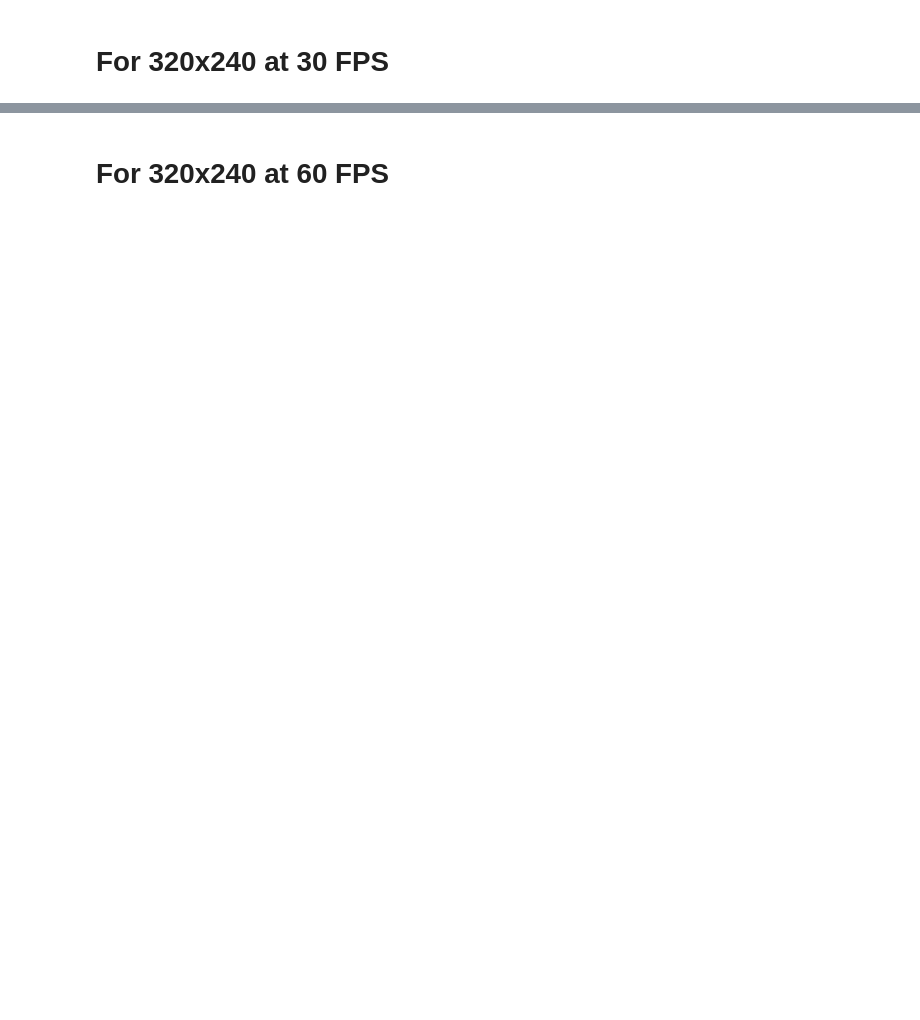
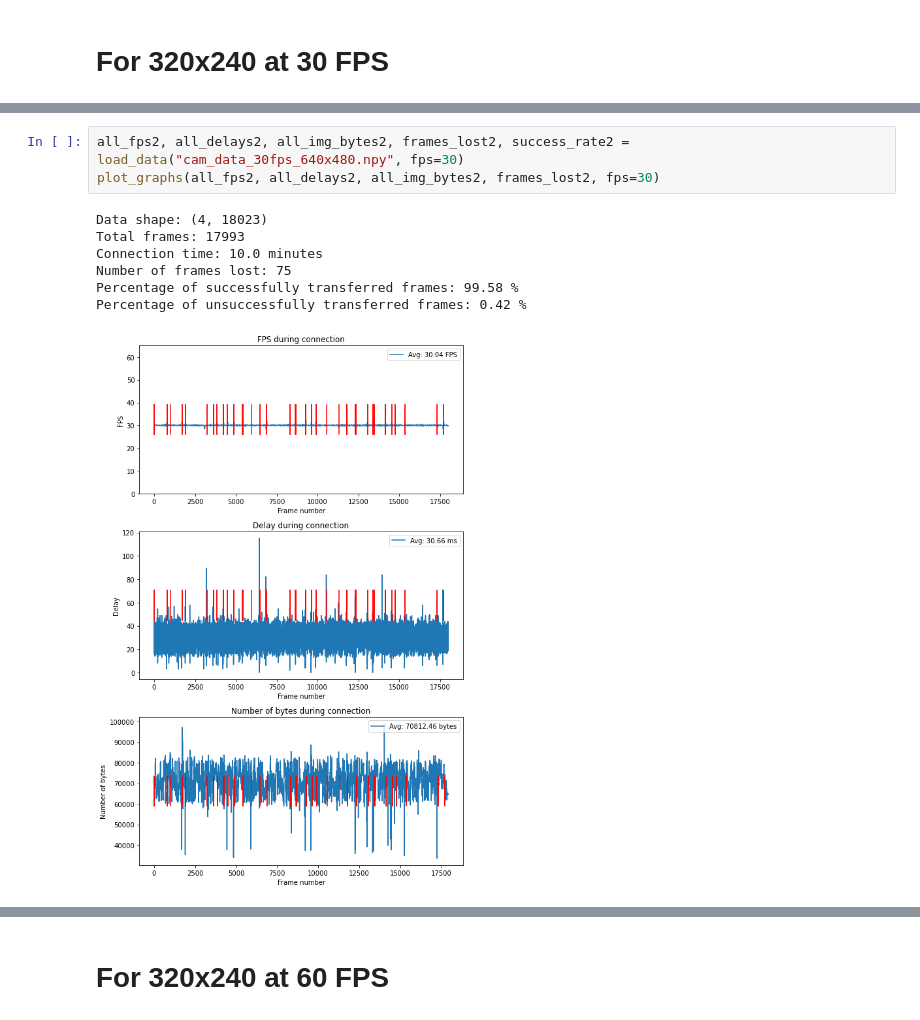
Before and after one commit to RedaAlb/auto-rc-car, a Jupyter notebook: testing/cam_connection/cam_data_plots.ipynb, the cells around one changed output, grey strips where cells are left out. Cells and saved outputs as stored; diff of their text form; blank space fills up the shorter version.

```diff
--- a/testing/cam_connection/cam_data_plots.ipynb
+++ b/testing/cam_connection/cam_data_plots.ipynb
@@ -69,0 +84,11 @@ Percentage of unsuccessfully transferred frames: 0.14 %
+# %%
+all_fps2, all_delays2, all_img_bytes2, frames_lost2, success_rate2 = load_data("cam_data_30fps_640x480.npy", fps=30)
+plot_graphs(all_fps2, all_delays2, all_img_bytes2, frames_lost2, fps=30)
+# %% [output]
+Data shape: (4, 18023)
+Total frames: 17993
+Connection time: 10.0 minutes
+Number of frames lost: 75
+Percentage of successfully transferred frames: 99.58 %
+Percentage of unsuccessfully transferred frames: 0.42 %
+[figure, added]
```
Also changed, not shown: parts of 16 cells of this notebook, 17 other files.
